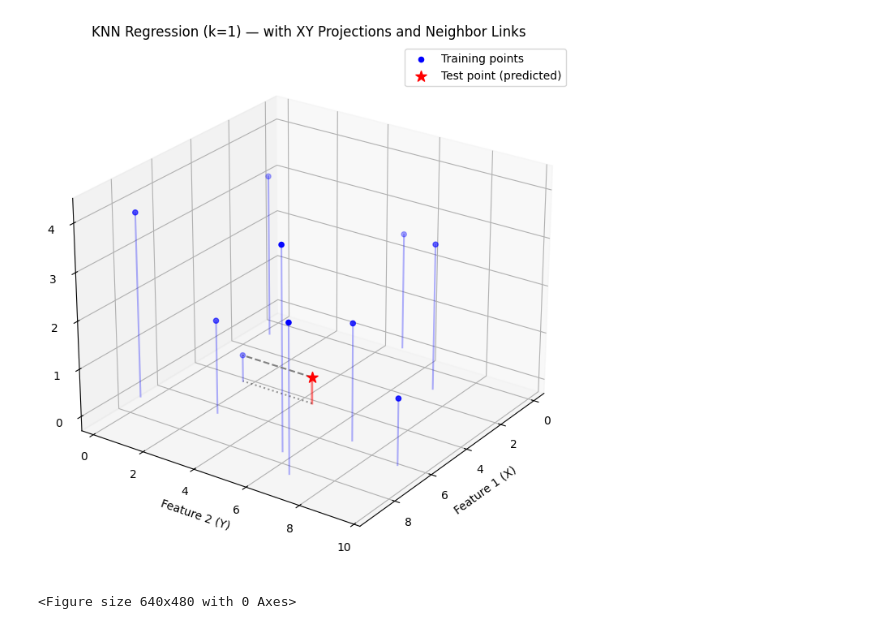
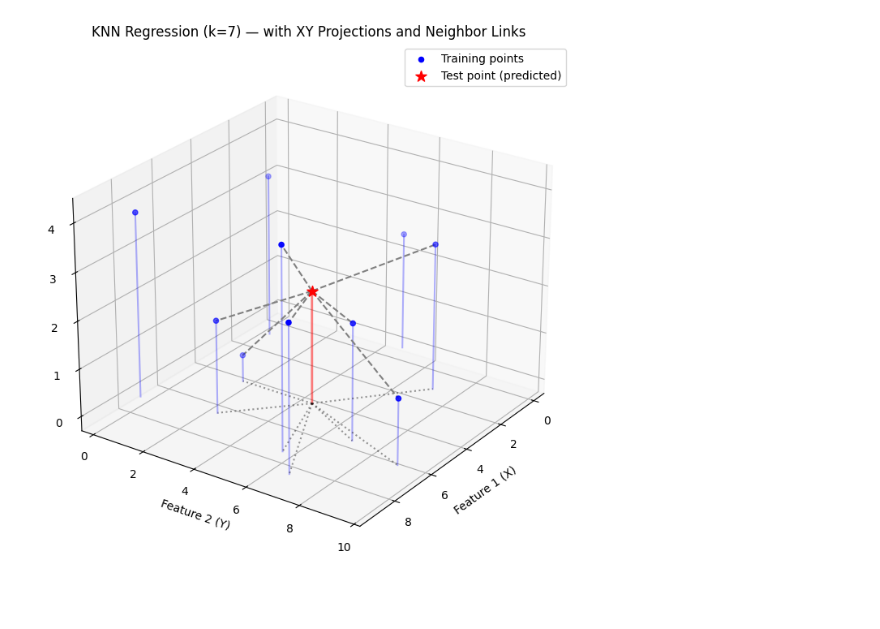
Before and after one commit to pedrojscardoso/MEEC_ISE_UAlg_Machine_learning, a Jupyter notebook: 3-ML/Auxiliary_notebook/10b-KNN_3d.ipynb, the cells around one changed output. Saved outputs shown, nothing was run; the diff lists cells and outputs as text; code cells hidden in the pictures.

```diff
--- a/3-ML/Auxiliary_notebook/10b-KNN_3d.ipynb
+++ b/3-ML/Auxiliary_notebook/10b-KNN_3d.ipynb
@@ -12,7 +12,7 @@ X_train = np.random.rand(N, 2) * 10
 y_train = np.sin(X_train[:, 0]) + np.cos(X_train[:, 1]) + np.random.randn(N) * 0.1+2
 
 # --- Define and fit KNN regressor ---
-k = 1
+k = 7
 knn = KNeighborsRegressor(n_neighbors=k)
 knn.fit(X_train, y_train)
 
@@ -41,33 +41,33 @@ for i in range(len(X_train)):
 ax.scatter(X_test[:, 0], X_test[:, 1], y_pred, color='red', marker='*', s=100, label='Test point (predicted)')
 
 # Projection of test point onto XY plane
 ax.plot([X_test[0, 0], X_test[0, 0]],
         [X_test[0, 1], X_test[0, 1]],
         [0, y_pred[0]], color='red', alpha=0.5, linewidth=2)
 
 # Draw lines to nearest neighbors (distance computed in XY plane)
 for i in neighbor_idx:
     x_vals = [X_test[0, 0], X_train[i, 0]]
     y_vals = [X_test[0, 1], X_train[i, 1]]
     z_vals = [y_pred[0], y_train[i]]
     ax.plot(x_vals, y_vals, z_vals, color='gray', linestyle='--', linewidth=1.5)
 
     # Optional: show their 2D connection on the XY plane (flat)
     ax.plot([X_test[0, 0], X_train[i, 0]],
             [X_test[0, 1], X_train[i, 1]],
             [0, 0], color='black', linestyle=':', alpha=0.4)
 
 # --- Labels and style ---
 ax.set_xlabel('Feature 1 (X)')
 ax.set_ylabel('Feature 2 (Y)')
 ax.set_zlabel('Target (Z)')
 ax.set_title(f'KNN Regression (k={k}) — with XY Projections and Neighbor Links')
 ax.legend()
 ax.view_init(elev=25, azim=35)
 plt.tight_layout()
-plt.show()
 
 plt.savefig(f'knn_regression_with_projections_knn_{k}.png')
+
+plt.show()
 # %% [output]
-[figure, old version]
+[figure, new version]
-<Figure size 640x480 with 0 Axes>
```
Also changed, not shown: 8 other files.
